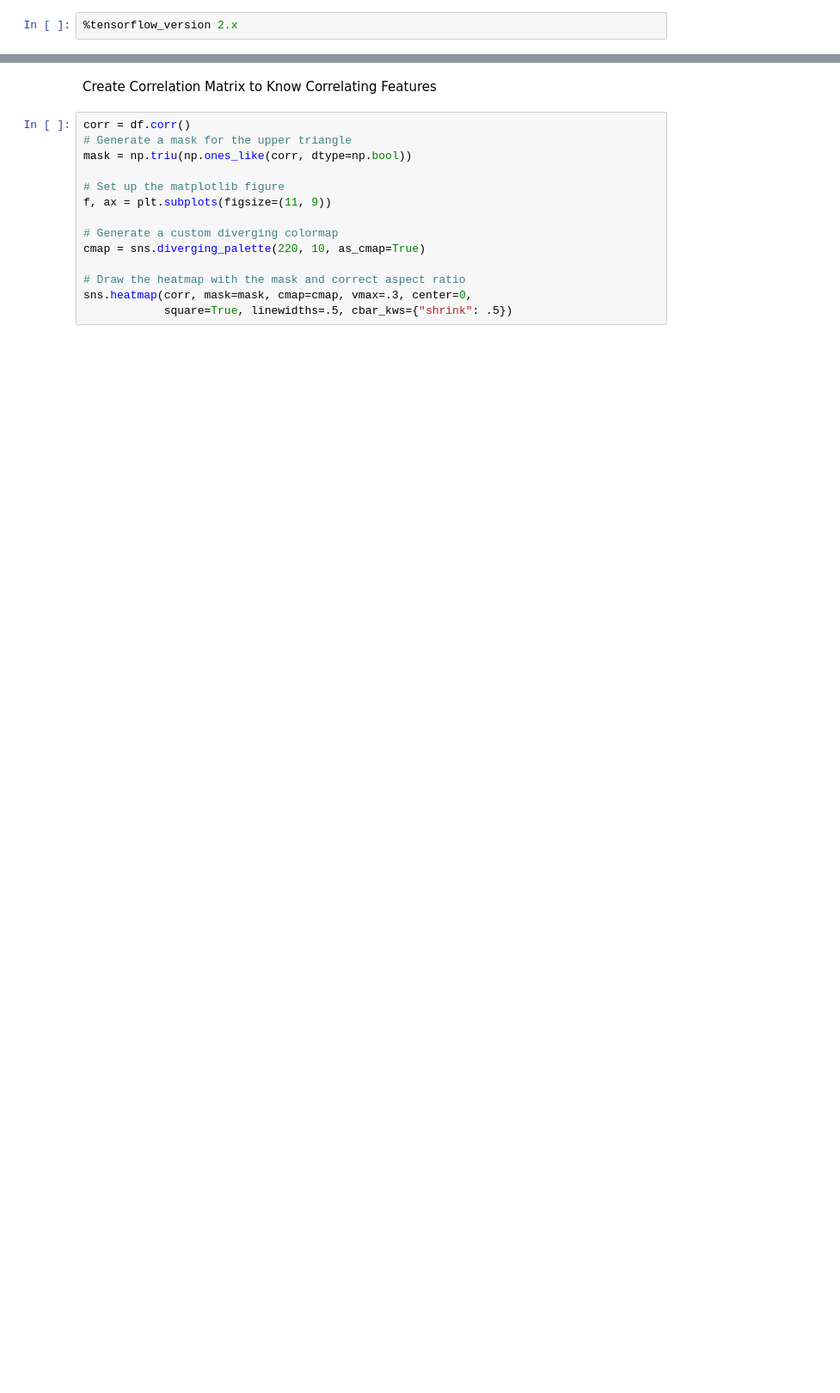
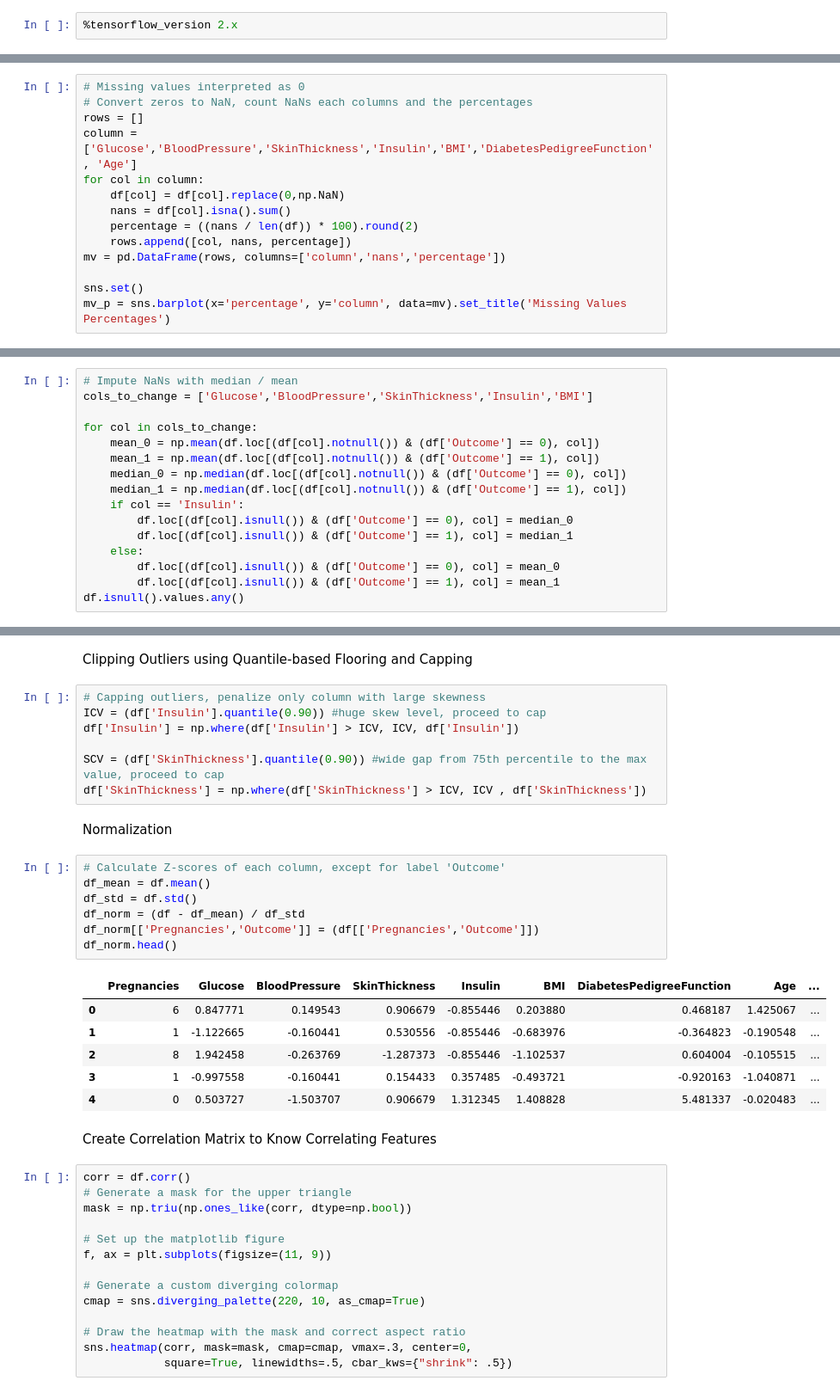
Before and after one commit to adindariztia/Bangkit_DiabetesPredictionML, a Jupyter notebook: PIMA_Dataset_Overview.ipynb, the cells around one changed output, grey strips where cells are left out. Shown: that part at 86% size. Cells and saved outputs as stored; diff of their text form; blank space fills up the shorter version.

```diff
--- a/PIMA_Dataset_Overview.ipynb
+++ b/PIMA_Dataset_Overview.ipynb
@@ -62,0 +34,14 @@ This dataset is not a balanced one.
+# %%
+# Missing values interpreted as 0
+# Convert zeros to NaN, count NaNs each columns and the percentages
+rows = []
+column = ['Glucose','BloodPressure','SkinThickness','Insulin','BMI','DiabetesPedigreeFunction', 'Age']
+for col in column:
+    df[col] = df[col].replace(0,np.NaN)
+    nans = df[col].isna().sum()
+    percentage = ((nans / len(df)) * 100).round(2)
+    rows.append([col, nans, percentage])
+mv = pd.DataFrame(rows, columns=['column','nans','percentage'])
+
+sns.set()
+mv_p = sns.barplot(x='percentage', y='column', data=mv).set_title('Missing Values Percentages')
@@ -62,0 +57,16 @@ This dataset is not a balanced one.
+# %%
+# Impute NaNs with median / mean
+cols_to_change = ['Glucose','BloodPressure','SkinThickness','Insulin','BMI']
+
+for col in cols_to_change:
+    mean_0 = np.mean(df.loc[(df[col].notnull()) & (df['Outcome'] == 0), col])
+    mean_1 = np.mean(df.loc[(df[col].notnull()) & (df['Outcome'] == 1), col])
+    median_0 = np.median(df.loc[(df[col].notnull()) & (df['Outcome'] == 0), col])
+    median_1 = np.median(df.loc[(df[col].notnull()) & (df['Outcome'] == 1), col])
+    if col == 'Insulin':
+        df.loc[(df[col].isnull()) & (df['Outcome'] == 0), col] = median_0
+        df.loc[(df[col].isnull()) & (df['Outcome'] == 1), col] = median_1
+    else:
+        df.loc[(df[col].isnull()) & (df['Outcome'] == 0), col] = mean_0
+        df.loc[(df[col].isnull()) & (df['Outcome'] == 1), col] = mean_1
+df.isnull().values.any()
@@ -63,3 +75,28 @@ This dataset is not a balanced one.
+# %% [markdown]
+Clipping Outliers using Quantile-based Flooring and Capping
+# %%
+# Capping outliers, penalize only column with large skewness
+ICV = (df['Insulin'].quantile(0.90)) #huge skew level, proceed to cap
+df['Insulin'] = np.where(df['Insulin'] > ICV, ICV, df['Insulin'])
+
+SCV = (df['SkinThickness'].quantile(0.90)) #wide gap from 75th percentile to the max value, proceed to cap
+df['SkinThickness'] = np.where(df['SkinThickness'] > ICV, ICV , df['SkinThickness'])
+# %% [markdown]
+Normalization
+# %%
+# Calculate Z-scores of each column, except for label 'Outcome'
+df_mean = df.mean()
+df_std = df.std()
+df_norm = (df - df_mean) / df_std
+df_norm[['Pregnancies','Outcome']] = (df[['Pregnancies','Outcome']])
+df_norm.head()
+# %% [output]
+|  | Pregnancies | Glucose | BloodPressure | SkinThickness | Insulin | BMI | DiabetesPedigreeFunction | Age | ... |
+| 0 | 6 | 0.847771 | 0.149543 | 0.906679 | -0.855446 | 0.203880 | 0.468187 | 1.425067 | ... |
+| 1 | 1 | -1.122665 | -0.160441 | 0.530556 | -0.855446 | -0.683976 | -0.364823 | -0.190548 | ... |
+| 2 | 8 | 1.942458 | -0.263769 | -1.287373 | -0.855446 | -1.102537 | 0.604004 | -0.105515 | ... |
+| 3 | 1 | -0.997558 | -0.160441 | 0.154433 | 0.357485 | -0.493721 | -0.920163 | -1.040871 | ... |
+| 4 | 0 | 0.503727 | -1.503707 | 0.906679 | 1.312345 | 1.408828 | 5.481337 | -0.020483 | ... |
 # %% [markdown]
 Create Correlation Matrix to Know Correlating Features
 # %%
```
Also changed, not shown: parts of 41 cells of this notebook.
